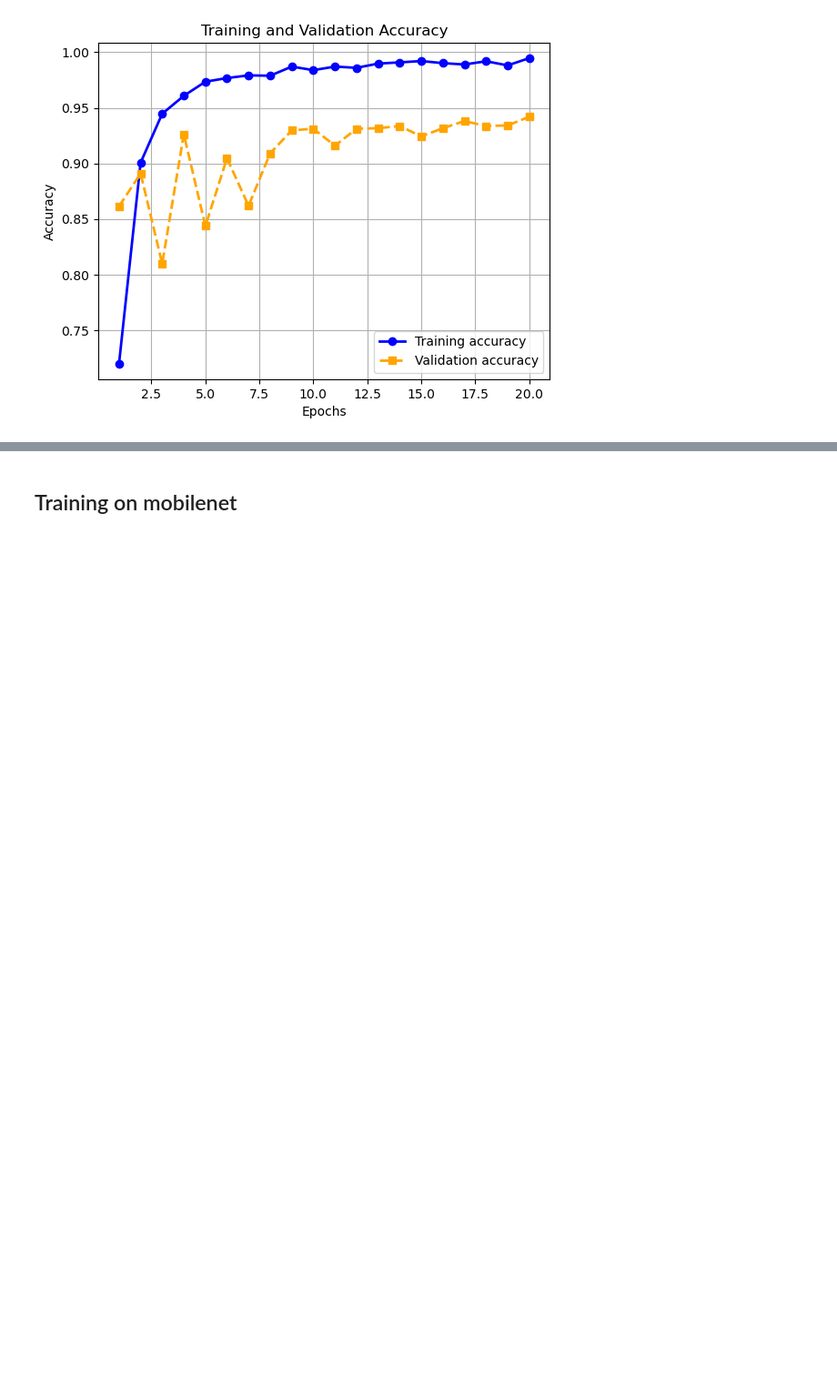
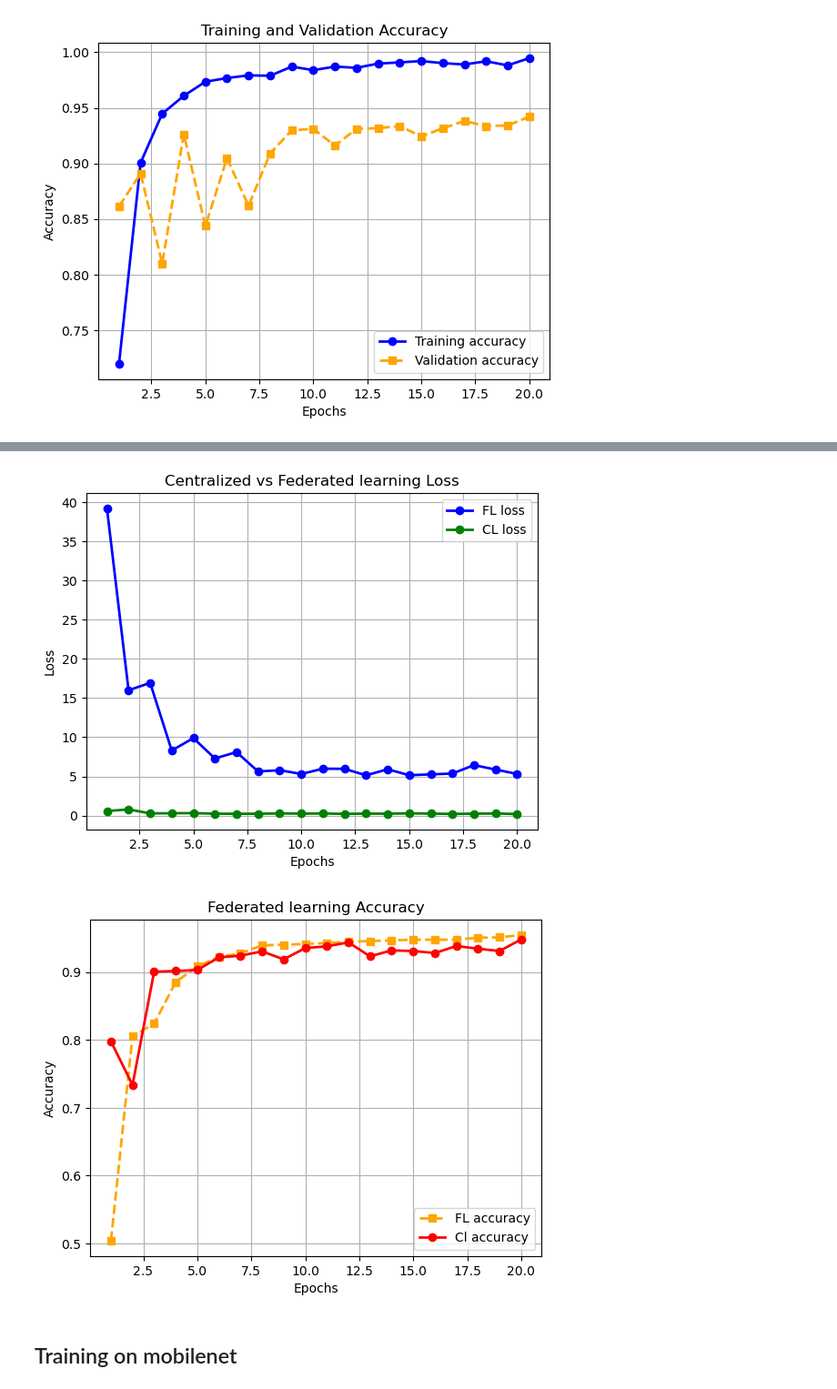
Before and after one commit to hyonbokan/abnormal_driving_behavior_classification, a Jupyter notebook: cent_training/plots/plots.ipynb, the cells around one changed output, grey strips where cells are left out. Shown at 91% size. Drawn from its saved outputs; the diff is of its cells as text; code cells hidden in the pictures; blank space fills up the shorter version.

```diff
--- a/cent_training/plots/plots.ipynb
+++ b/cent_training/plots/plots.ipynb
@@ -425,3 +448,36 @@ plt.show()
+# %%
+## Comparing CL vs FL
+import matplotlib.pyplot as plt
+
+fl_acc_results = {'accuracy': [(1, 0.5039331366764995), (2, 0.8058013765978368), (3, 0.823992133726647), (4, 0.9085545722713865), (5, 0.8854473942969519), (6, 0.9277286135693216), (7, 0.9223205506391348), (8, 0.9414945919370699), (9, 0.9429695181907571), (10, 0.9459193706981318), (11, 0.9449360865290068), (12, 0.9405113077679449), (13, 0.9478859390363815), (14, 0.9469026548672567), (15, 0.9478859390363815), (16, 0.9547689282202556), (17, 0.9513274336283186), (18, 0.93952802359882), (19, 0.9478859390363815), (20, 0.9508357915437562)]}
+fl_loss_results = [(1, 39.19762992858887), (2, 15.992528915405273), (3, 16.936655044555664), (4, 8.300533771514893), (5, 9.892040252685547), (6, 7.288369417190552), (7, 8.101266145706177), (8, 5.627584457397461), (9, 5.788033723831177), (10, 5.310553550720215), (11, 5.983434200286865), (12, 5.967586040496826), (13, 5.142686367034912), (14, 5.907345771789551), (15, 5.154421806335449), (16, 5.258818626403809), (17, 5.366408109664917), (18, 6.441759824752808), (19, 5.869247913360596), (20, 5.316133260726929)]
+val_loss = [0.5816690958454274, 0.7894021144020371, 0.2820303006319591, 0.2977058710005167, 0.31873497885226243, 0.23940439906937172, 0.23355512917896704, 0.23584602635753527, 0.27604896666866807, 0.24962733570782802, 0.2633891122214642, 0.21995134716968323, 0.2520321687444138, 0.2384877561656964, 0.2857282372416421, 0.2493804193572941, 0.21302542471708819, 0.24406501688831383, 0.26913439680899387, 0.19711536332044233]
+val_acc = [0.7979351032448377, 0.7335299901671584, 0.9006882989183874, 0.9016715830875123, 0.9031465093411996, 0.9218289085545722, 0.9242871189773845, 0.9306784660766961, 0.9188790560471977, 0.9355948869223205, 0.9380530973451328, 0.943952802359882, 0.9233038348082596, 0.9321533923303835, 0.9311701081612586, 0.928220255653884, 0.9385447394296952, 0.9346116027531957, 0.9311701081612586, 0.948377581120944]
+
+acc_fl = sorted([n[1] for n in fl_acc_results['accuracy']])
+loss_fl = [n[1] for n in fl_loss_results]
+epochs = range(1, len(loss_fl)+1)
+plt.plot(epochs, loss_fl, label='FL loss', color='b', marker='o', linestyle='-', linewidth=2)
+plt.plot(epochs, val_loss, label='CL loss', color='g', marker='o', linestyle='-', linewidth=2)
+plt.title('Centralized vs Federated learning Loss')
+plt.xlabel('Epochs')
+plt.ylabel('Loss')
+plt.legend()
+plt.grid()
+plt.show()
+
+
+plt.plot(epochs, acc_fl, label='FL accuracy', color='orange', marker='s', linestyle='--', linewidth=2)
+plt.plot(epochs, val_acc, label='Cl accuracy', color='r', marker='o', linestyle='-', linewidth=2)
+plt.title('Federated learning Accuracy')
+plt.xlabel('Epochs')
+plt.ylabel('Accuracy')
+plt.legend()
+plt.grid()
+plt.show()
+# %% [output]
+[figure, added]
+[figure, added]
 # %% [markdown]
 ## Training on mobilenet
 # %%
```
Also changed, not shown: parts of 7 cells of this notebook, 28 other files.
